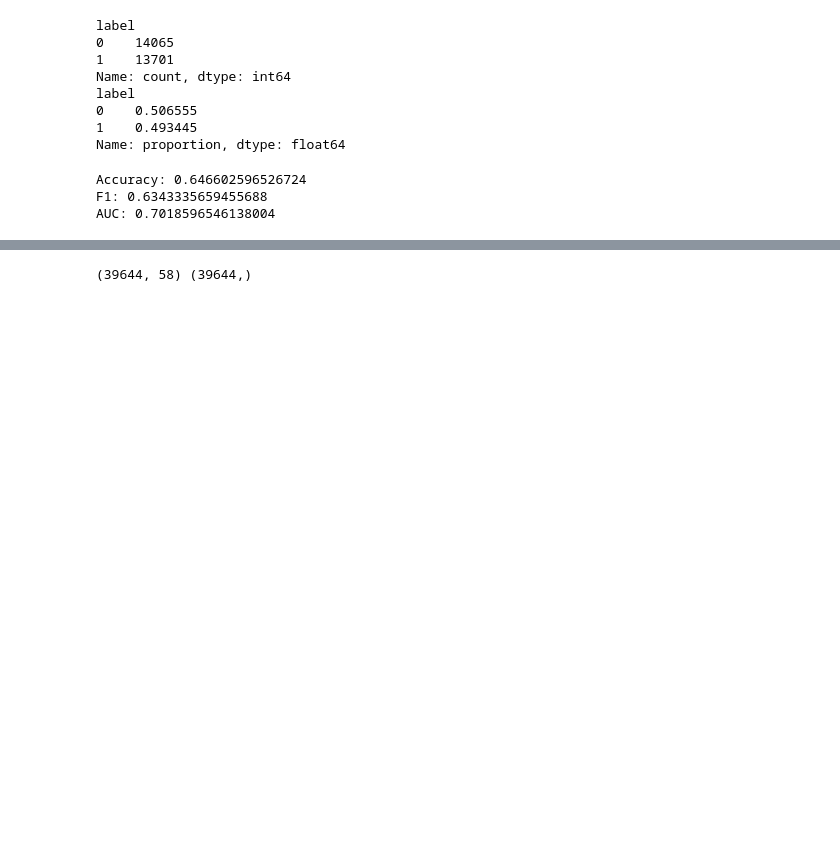
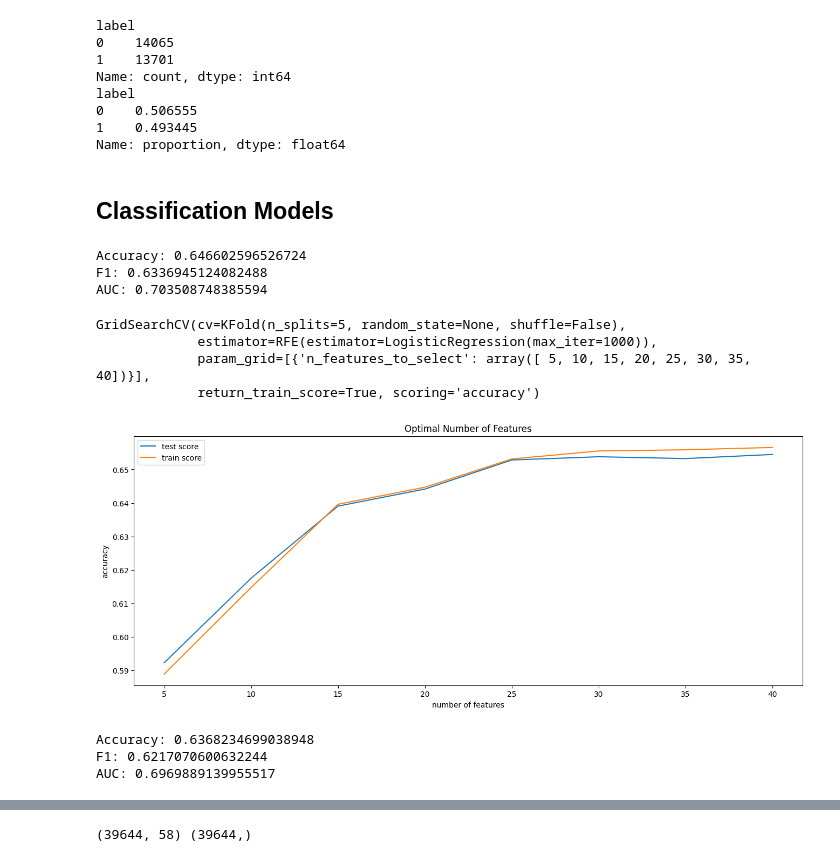
Before and after one commit to yh6384-design/ML_Online_News_Popularity, a Jupyter notebook: NB2_Modeling.ipynb, the cells around one changed output, grey strips where cells are left out. Cells and saved outputs as stored; diff of their text form; code cells hidden in the pictures; blank space fills up the shorter version.

```diff
--- a/NB2_Modeling.ipynb
+++ b/NB2_Modeling.ipynb
@@ -121,22 +105,73 @@ label
 0    0.506555
 1    0.493445
 Name: proportion, dtype: float64
+# %% [markdown]
+## Classification Models
 # %%
 # Train a simple Logistic Regression baseline model and evaluate on validation set
 from sklearn.linear_model import LogisticRegression
 from sklearn.metrics import accuracy_score, f1_score, roc_auc_score
 
-model = LogisticRegression(max_iter=1000)
+lgr_model = LogisticRegression(max_iter=1000)
 
-model.fit(X_train, y_train)
+lgr_model.fit(X_train, y_train)
 
-y_pred = model.predict(X_val)
-y_prob = model.predict_proba(X_val)[:, 1]
+y_pred = lgr_model.predict(X_val)
+y_prob = lgr_model.predict_proba(X_val)[:, 1]
 
 print("Accuracy:", accuracy_score(y_val, y_pred))
 print("F1:", f1_score(y_val, y_pred))
 print("AUC:", roc_auc_score(y_val, y_prob))
 # %% [output]
 Accuracy: 0.646602596526724
-F1: 0.6343335659455688
-AUC: 0.7018596546138004
+F1: 0.6336945124082488
+AUC: 0.703508748385594
+# %%
+# Use Recursive Feature Elimination on Logisitic Regression to see model improvement as nubmer of features increase
+
+from sklearn.feature_selection import RFE
+from sklearn.model_selection import KFold, GridSearchCV
+
+## 5 Fold split, to tune number of features for Logistic Regression
+folds = KFold(n_splits=5)
+hyper_params = [{'n_features_to_select': np.arange(5, 45, 5)}]
+
+## specify model for RFE
+rfe = RFE(lgr_model)
+
+## use gridsearch to select number of features
+model_cv = GridSearchCV(estimator=rfe,
+                       param_grid=hyper_params,
+                       scoring='accuracy',
+                       cv=folds,
+                       return_train_score=True)
+
+
+## fit grid search
+model_cv.fit(X_train,y_train)
+# %% [output]
+GridSearchCV(cv=KFold(n_splits=5, random_state=None, shuffle=False),
+             estimator=RFE(estimator=LogisticRegression(max_iter=1000)),
+             param_grid=[{'n_features_to_select': array([ 5, 10, 15, 20, 25, 30, 35, 40])}],
+             return_train_score=True, scoring='accuracy')
+# %%
+## plotting results
+cv_results = pd.DataFrame(model_cv.cv_results_)
+
+plt.figure(figsize=(16,6))
+plt.plot(cv_results["param_n_features_to_select"], cv_results["mean_test_score"])
+plt.plot(cv_results["param_n_features_to_select"], cv_results["mean_train_score"])
+
+plt.xlabel('number of features')
+plt.ylabel('accuracy')
+
+plt.title("Optimal Number of Features")
+plt.legend(['test score', 'train score'])
+
+file_name = "fig_logistic_regression_optimal_num_features.png"
+save_path = f"{OUTPUTS_DIR}/{file_name}"
+plt.savefig(save_path, bbox_inches='tight')
+
+plt.show()
+# %% [output]
+[figure, added]
@@ -142,0 +191,8 @@ AUC: 0.7018596546138004
+# %%
+print("Accuracy:", accuracy_score(y_val, y_pred))
+print("F1:", f1_score(y_val, y_pred))
+print("AUC:", roc_auc_score(y_val, y_prob))
+# %% [output]
+Accuracy: 0.6368234699038948
+F1: 0.6217070600632244
+AUC: 0.6969889139955517
```
Also changed, not shown: parts of 45 cells of this notebook.
